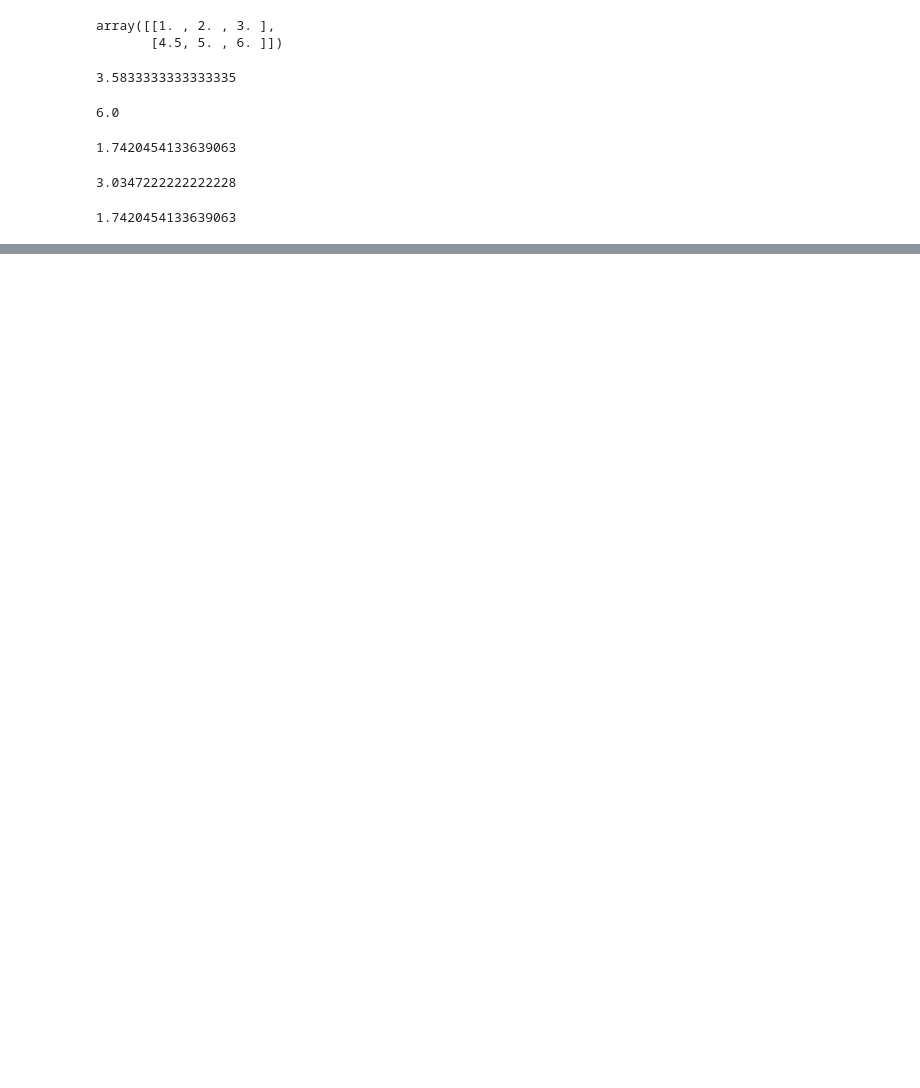
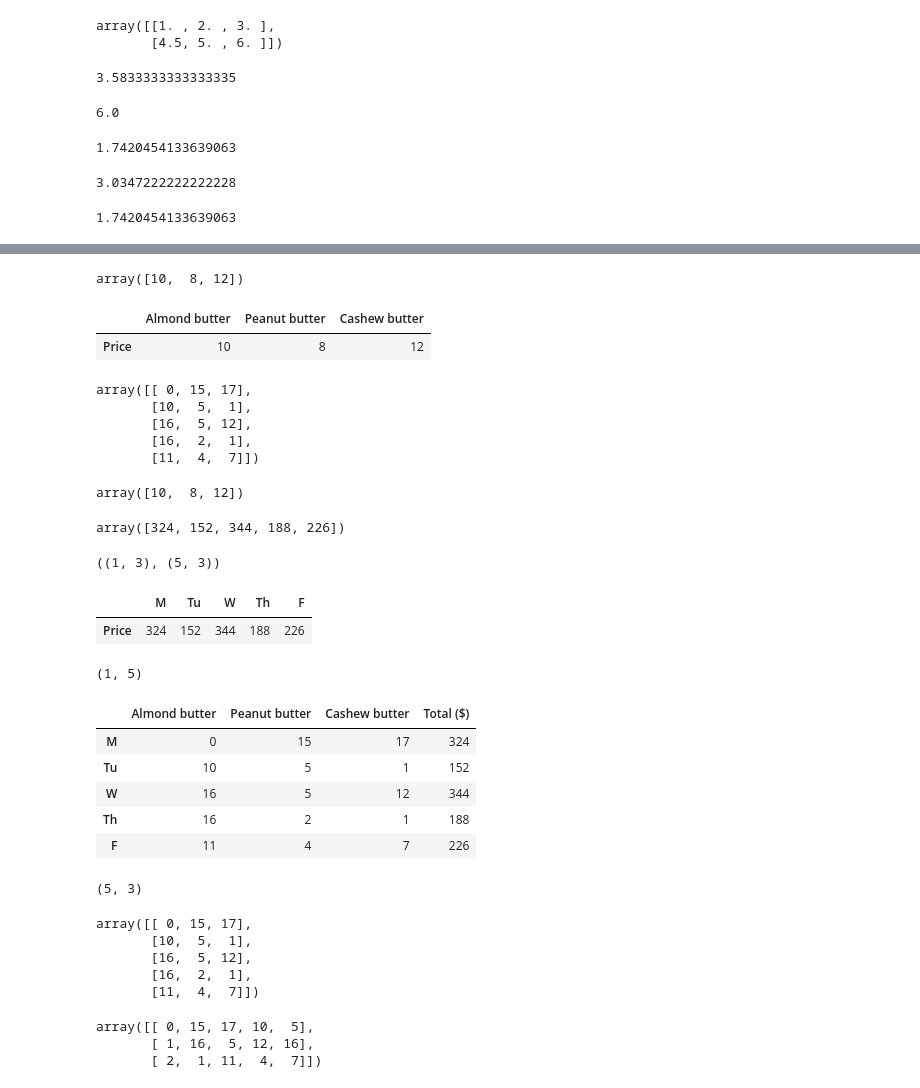
Before and after one commit to sophiabrandt/ZTM-Complete-Machine-Learning-Data-Science, a Jupyter notebook: notebooks/introduction-to-numpy.ipynb, the cells around one changed output, grey strips where cells are left out. Cells and saved outputs as stored; diff of their text form; code cells hidden in the pictures; blank space fills up the shorter version.

```diff
--- a/notebooks/introduction-to-numpy.ipynb
+++ b/notebooks/introduction-to-numpy.ipynb
@@ -432,0 +617,4 @@ np.sqrt(np.var(a2))
+# %%
+# Create weekly_sales DataFrame
+weekly_sales = pd.DataFrame(sales_amounts, index=["M", "Tu", "W", "Th", "F"], columns=["Almond butter", "Peanut butter", "Cashew butter"])
+weekly_sales
@@ -432,0 +628,74 @@ np.sqrt(np.var(a2))
+# %%
+# Create the prices array
+prices = np.array([10, 8, 12])
+prices
+# %% [output]
+array([10,  8, 12])
+# %%
+# Create butter_prices DataFrame
+butter_prices = pd.DataFrame(prices.reshape(1,3), index=["Price"], columns=["Almond butter", "Peanut butter", "Cashew butter"])
+butter_prices
+# %% [output]
+|  | Almond butter | Peanut butter | Cashew butter |
+| Price | 10 | 8 | 12 |
+# %%
+sales_amounts
+# %% [output]
+array([[ 0, 15, 17],
+       [10,  5,  1],
+       [16,  5, 12],
+       [16,  2,  1],
+       [11,  4,  7]])
+# %%
+prices
+# %% [output]
+array([10,  8, 12])
+# %%
+total_sales = prices.dot(sales_amounts.T)
+total_sales
+# %% [output]
+array([324, 152, 344, 188, 226])
+# %%
+# Create daily sales
+butter_prices.shape, weekly_sales.shape
+# %% [output]
+((1, 3), (5, 3))
+# %%
+daily_sales = butter_prices.dot(weekly_sales.T)
+daily_sales
+# %% [output]
+|  | M | Tu | W | Th | F |
+| Price | 324 | 152 | 344 | 188 | 226 |
+# %%
+daily_sales.shape
+# %% [output]
+(1, 5)
+# %%
+# transpose daily_sales and add as a column to DataFrame
+weekly_sales["Total ($)"] = daily_sales.T
+weekly_sales
+# %% [output]
+|  | Almond butter | Peanut butter | Cashew butter | Total ($) |
+| M | 0 | 15 | 17 | 324 |
+| Tu | 10 | 5 | 1 | 152 |
+| W | 16 | 5 | 12 | 344 |
+| Th | 16 | 2 | 1 | 188 |
+| F | 11 | 4 | 7 | 226 |
+# %%
+sales_amounts.shape
+# %% [output]
+(5, 3)
+# %%
+sales_amounts
+# %% [output]
+array([[ 0, 15, 17],
+       [10,  5,  1],
+       [16,  5, 12],
+       [16,  2,  1],
+       [11,  4,  7]])
+# %%
+sales_amounts.reshape(3,5)
+# %% [output]
+array([[ 0, 15, 17, 10,  5],
+       [ 1, 16,  5, 12, 16],
+       [ 2,  1, 11,  4,  7]])
```
Also changed, not shown: parts of 69 cells of this notebook, 3 other files.
